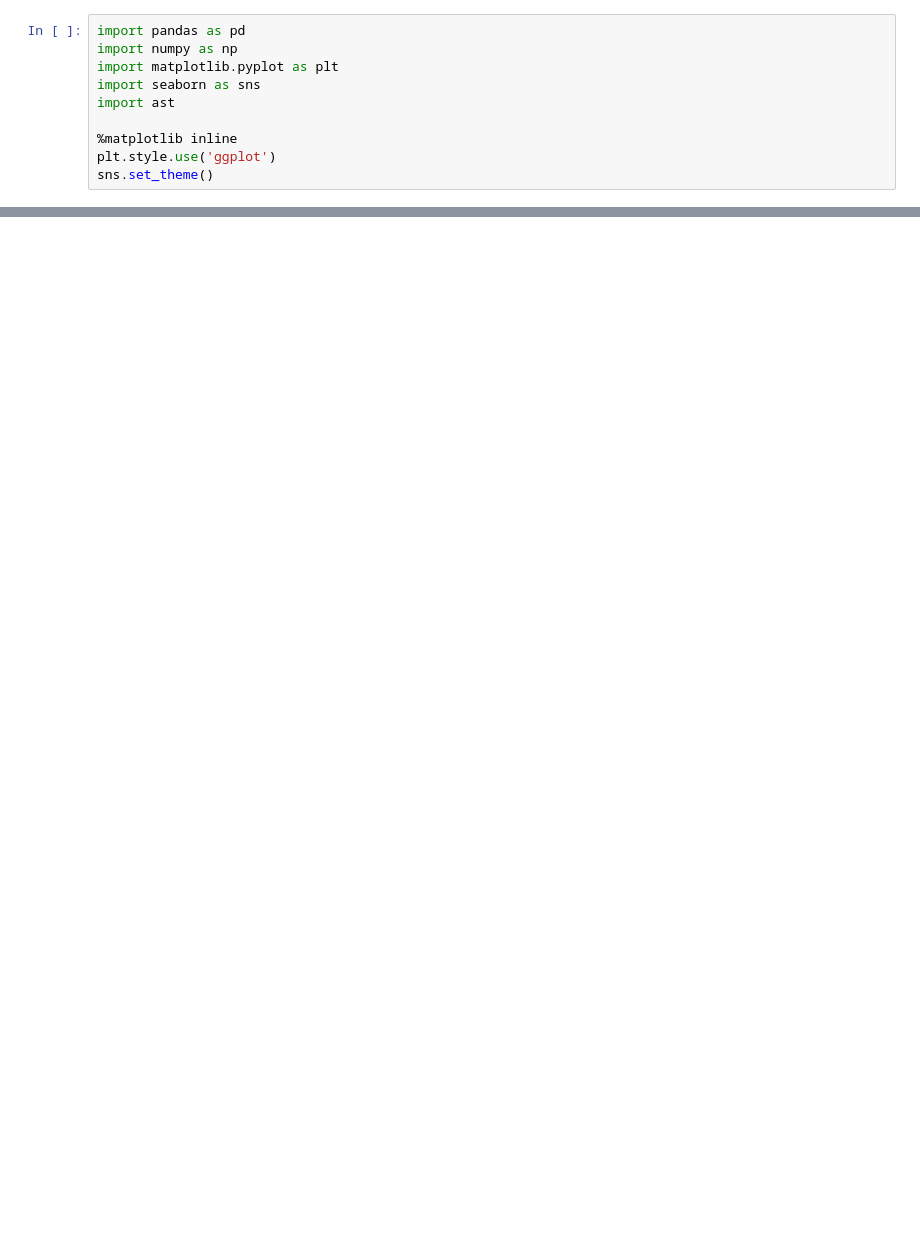
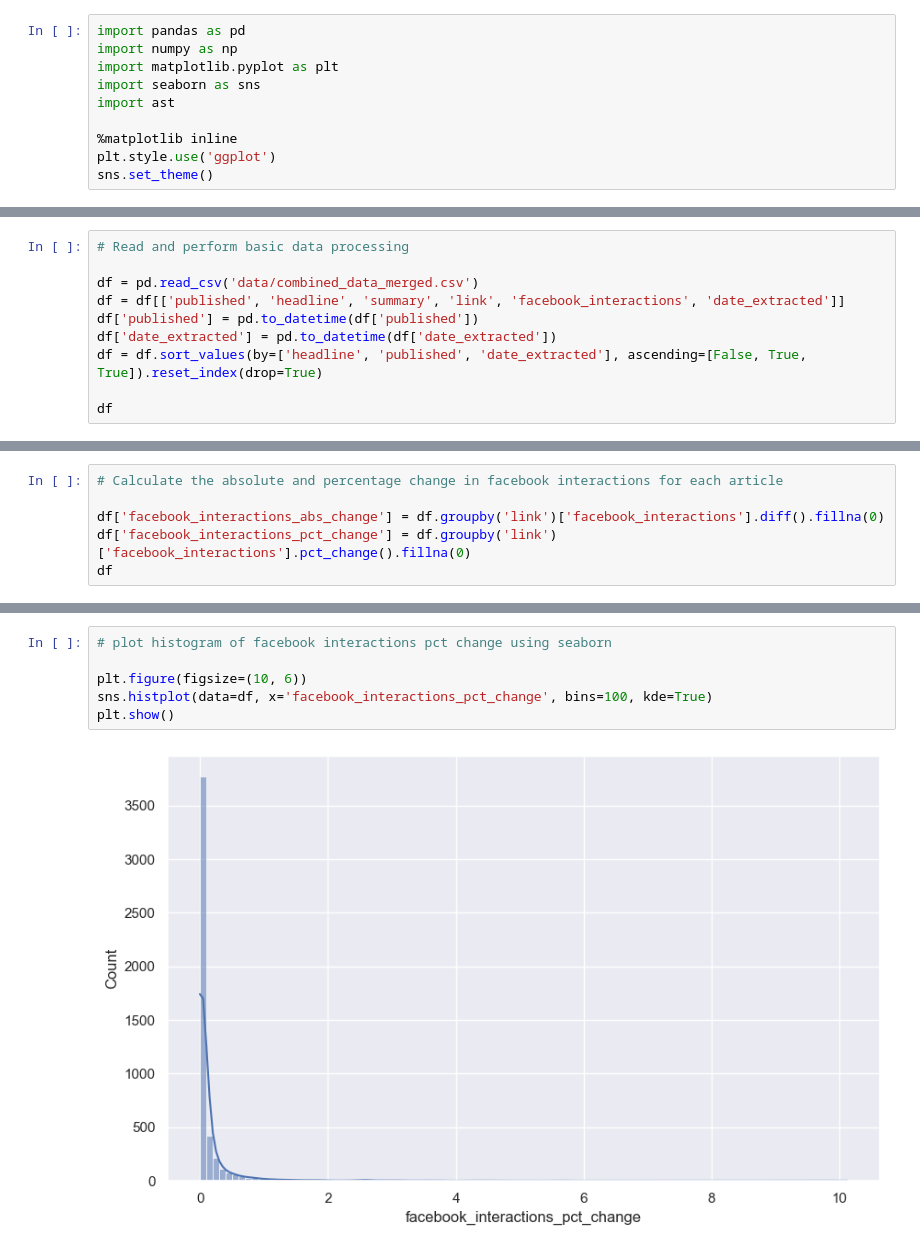
Before and after one commit to xeonkai/news_matching, a Jupyter notebook: traction-analytics/traction_analytics.ipynb, the cells around one changed output, grey strips where cells are left out. Saved outputs shown, nothing was run; the diff lists cells and outputs as text; blank space fills up the shorter version.

```diff
--- a/traction-analytics/traction_analytics.ipynb
+++ b/traction-analytics/traction_analytics.ipynb
@@ -212,0 +38,10 @@ plt.show()
+# %%
+# Read and perform basic data processing
+
+df = pd.read_csv('data/combined_data_merged.csv')
+df = df[['published', 'headline', 'summary', 'link', 'facebook_interactions', 'date_extracted']]
+df['published'] = pd.to_datetime(df['published'])
+df['date_extracted'] = pd.to_datetime(df['date_extracted'])
+df = df.sort_values(by=['headline', 'published', 'date_extracted'], ascending=[False, True, True]).reset_index(drop=True)
+
+df
@@ -212,0 +81,6 @@ plt.show()
+# %%
+# Calculate the absolute and percentage change in facebook interactions for each article
+
+df['facebook_interactions_abs_change'] = df.groupby('link')['facebook_interactions'].diff().fillna(0)
+df['facebook_interactions_pct_change'] = df.groupby('link')['facebook_interactions'].pct_change().fillna(0)
+df
@@ -212,0 +101,8 @@ plt.show()
+# %%
+# plot histogram of facebook interactions pct change using seaborn
+
+plt.figure(figsize=(10, 6))
+sns.histplot(data=df, x='facebook_interactions_pct_change', bins=100, kde=True)
+plt.show()
+# %% [output]
+[figure, added]
```
Also changed, not shown: parts of 46 cells of this notebook, 1 other file.
